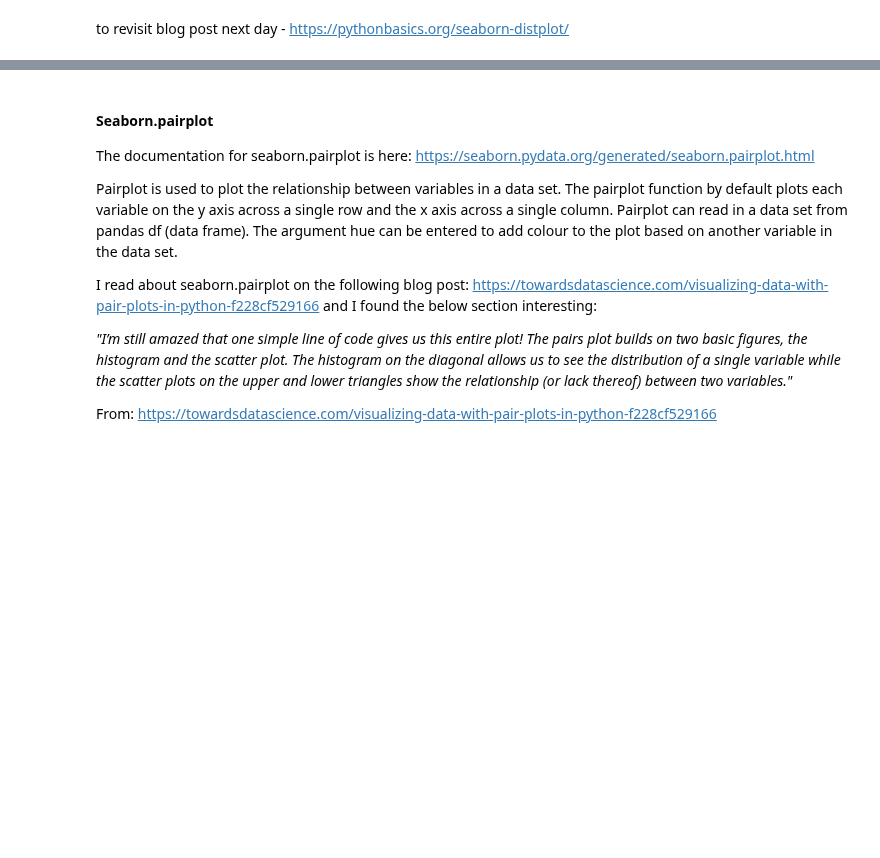
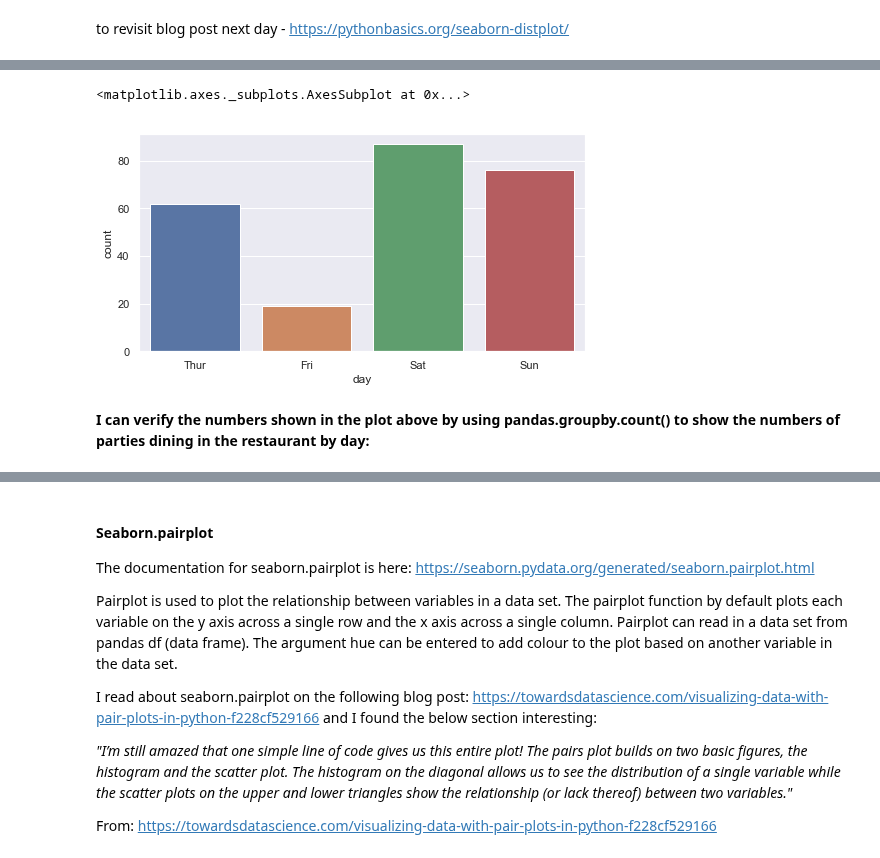
Before and after one commit to johndunne2019/Fundamentals-of-Data-Analysis-Project-2019, a Jupyter notebook: Tips-Dataset.ipynb, the cells around one changed output, grey strips where cells are left out. Drawn from its saved outputs; the diff is of its cells as text; code cells hidden in the pictures; blank space fills up the shorter version.

Commit message:
Seaborn.countplot

```diff
--- a/Tips-Dataset.ipynb
+++ b/Tips-Dataset.ipynb
@@ -695,0 +704,8 @@ to revisit blog post next day - https://pythonbasics.org/seaborn-distplot/
+# %%
+sns.countplot(x="day", data=tips)
+# countplot used to show the number of parties dining in the restauarnt each day
+# %% [output]
+<matplotlib.axes._subplots.AxesSubplot at 0x...>
+[figure, added]
+# %% [markdown]
+**I can verify the numbers shown in the plot above by using pandas.groupby.count() to show the numbers of parties dining in the restaurant by day:**
```
Also changed, not shown: parts of 7 cells of this notebook.
